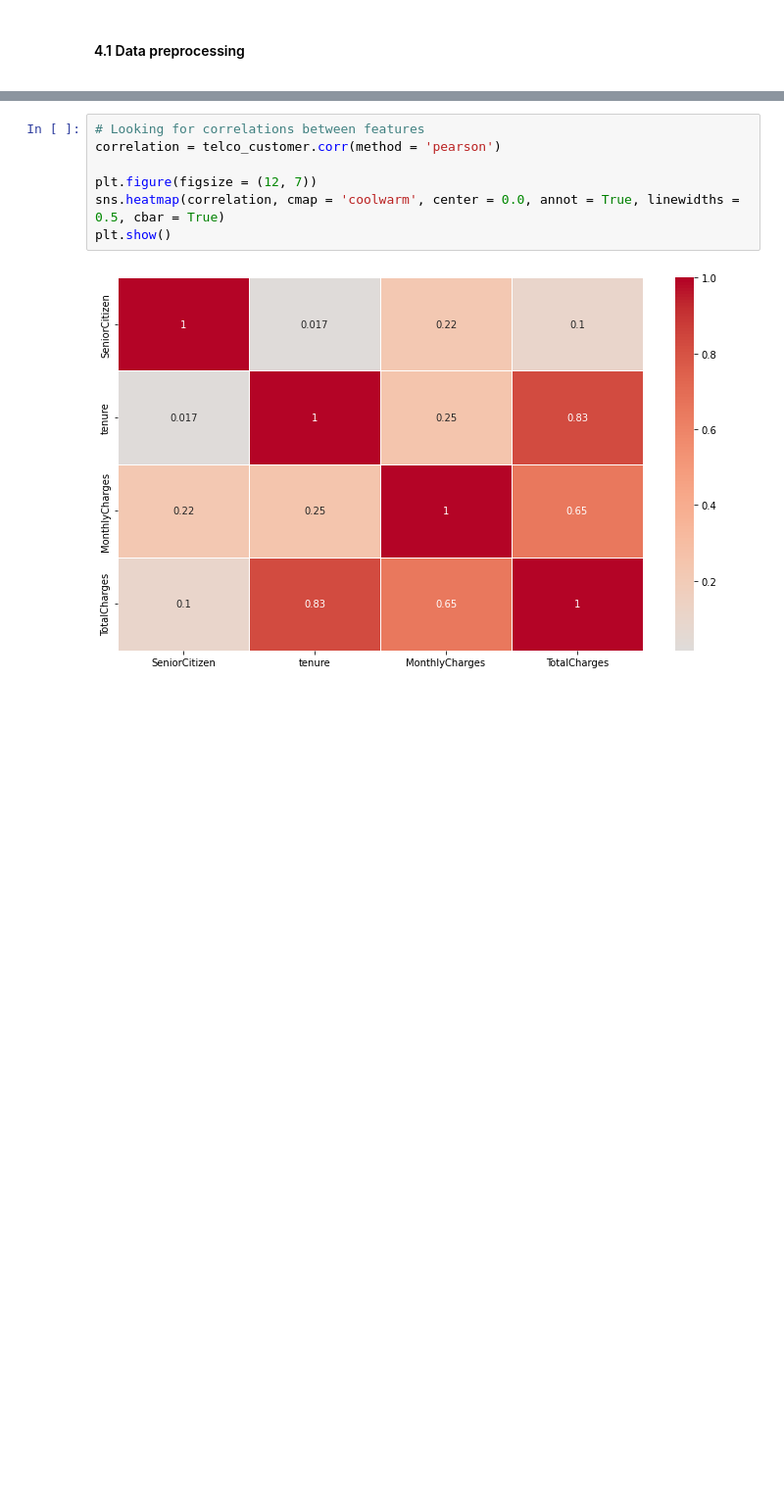
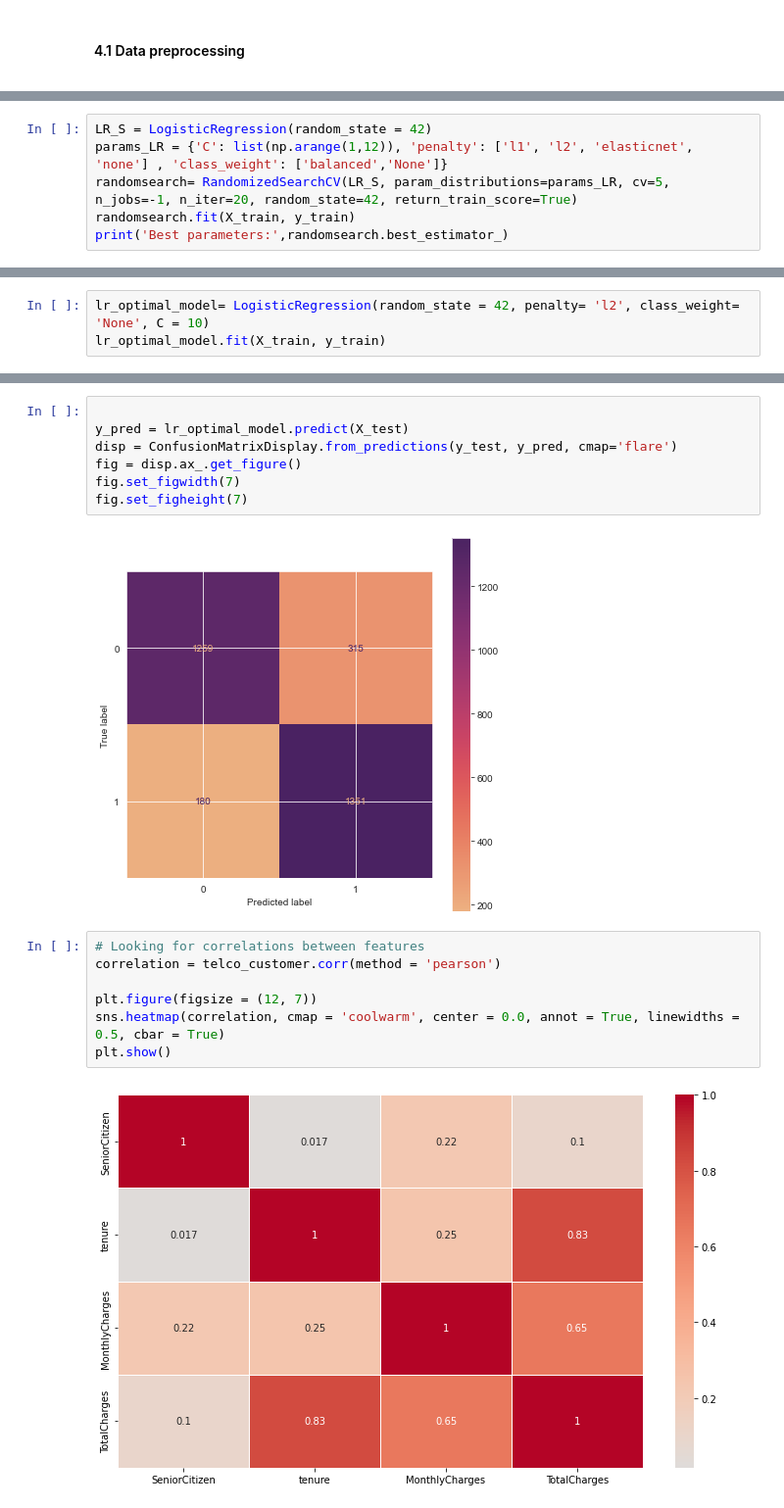
Before and after one commit to jacobolyst/Data_analysis-Data_science_portfolio, a Jupyter notebook: Telco Customer Churn Classification/Telco_Data_Mining.ipynb, the cells around one changed output, grey strips where cells are left out. Shown at 98% size. Cells and saved outputs as stored; diff of their text form; blank space fills up the shorter version.

```diff
--- a/Telco Customer Churn Classification/Telco_Data_Mining.ipynb
+++ b/Telco Customer Churn Classification/Telco_Data_Mining.ipynb
@@ -964,0 +1249,6 @@ $\newline$
+# %%
+LR_S = LogisticRegression(random_state = 42)
+params_LR = {'C': list(np.arange(1,12)), 'penalty': ['l1', 'l2', 'elasticnet', 'none'] , 'class_weight': ['balanced','None']}
+randomsearch= RandomizedSearchCV(LR_S, param_distributions=params_LR, cv=5, n_jobs=-1, n_iter=20, random_state=42, return_train_score=True)
+randomsearch.fit(X_train, y_train)
+print('Best parameters:',randomsearch.best_estimator_)
@@ -964,0 +1257,3 @@ $\newline$
+# %%
+lr_optimal_model= LogisticRegression(random_state = 42, penalty= 'l2', class_weight= 'None', C = 10)
+lr_optimal_model.fit(X_train, y_train)
@@ -965,3 +1285,12 @@ $\newline$
+# %%
+
+y_pred = lr_optimal_model.predict(X_test)
+disp = ConfusionMatrixDisplay.from_predictions(y_test, y_pred, cmap='flare')
+fig = disp.ax_.get_figure()
+fig.set_figwidth(7)
+fig.set_figheight(7)
+# %% [output]
+[figure, added]
 # %%
 # Looking for correlations between features
 correlation = telco_customer.corr(method = 'pearson')
```
Also changed, not shown: parts of 30 cells of this notebook.
